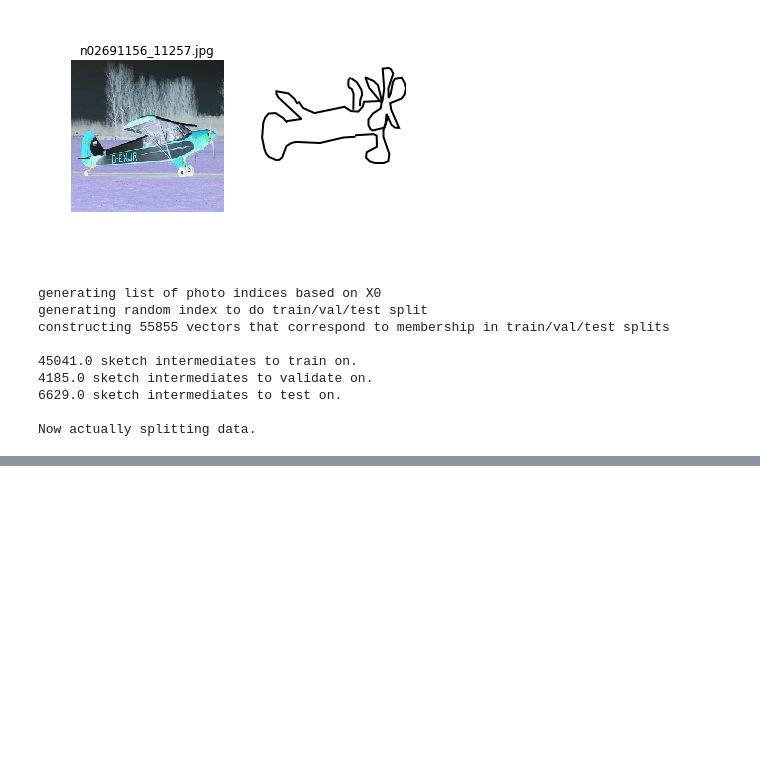
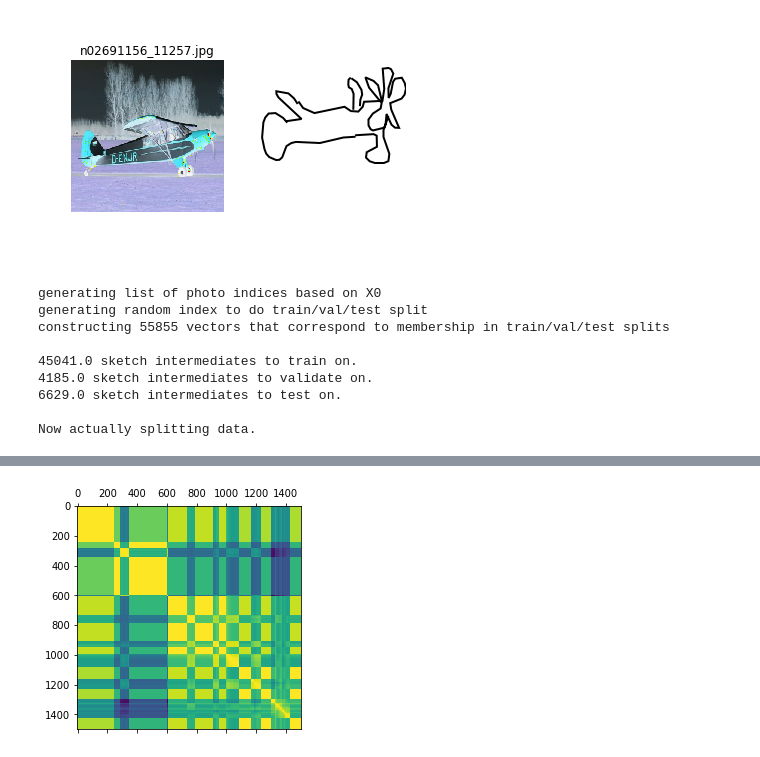
Before and after one commit to judithfan/pix2svg, a Jupyter notebook: tf_sketchy.ipynb, the cells around one changed output, grey strips where cells are left out. Cells and saved outputs as stored; diff of their text form; code cells hidden in the pictures; blank space fills up the shorter version.

```diff
--- a/tf_sketchy.ipynb
+++ b/tf_sketchy.ipynb
@@ -298,6 +302,10 @@ F_test = F[test_vec]
 S_train = S[train_vec]
 S_val = S[val_vec]
 S_test = S[test_vec]
+
+S_train = S_train[['x', 'y', 'pen']].copy()
+S_val = S_val[['x', 'y', 'pen']].copy()
+S_test = S_test[['x', 'y', 'pen']].copy()
 # %% [output]
 generating list of photo indices based on X0
 generating random index to do train/val/test split
@@ -310,0 +464,14 @@ Now actually splitting data.
+# %%
+# get minibatch
+batch_size = 1500
+F_batch = F_train[:batch_size,:]
+S_batch = S_train.head(n=batch_size)
+
+# reserve numpy version
+F_batch_array = F_batch
+S_batch_array = S_batch.as_matrix()
+
+plt.matshow(np.corrcoef(F_batch_array))
+plt.show()
+# %% [output]
+[figure, added]
```
Also changed, not shown: parts of 11 cells of this notebook, 5 other files.
